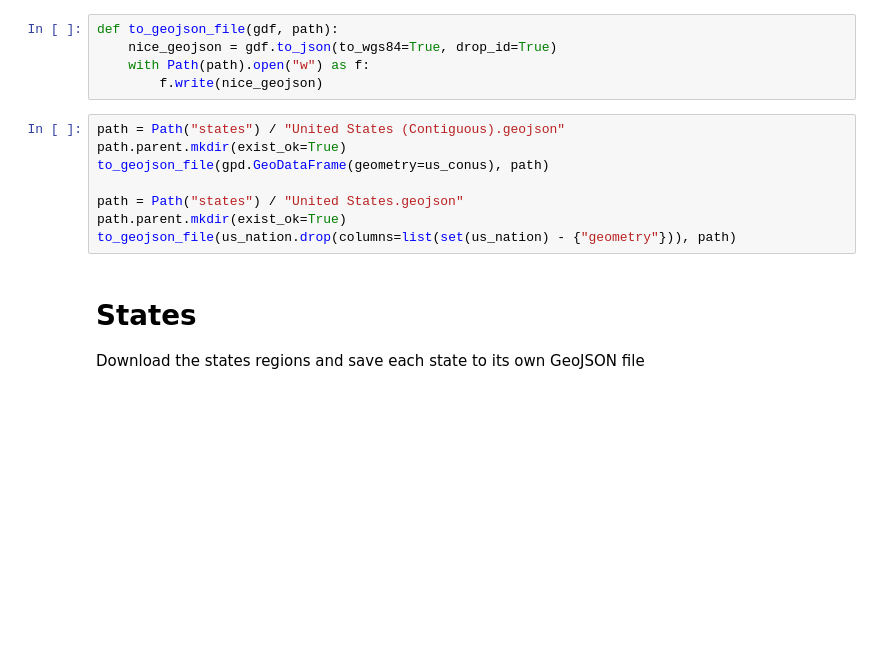
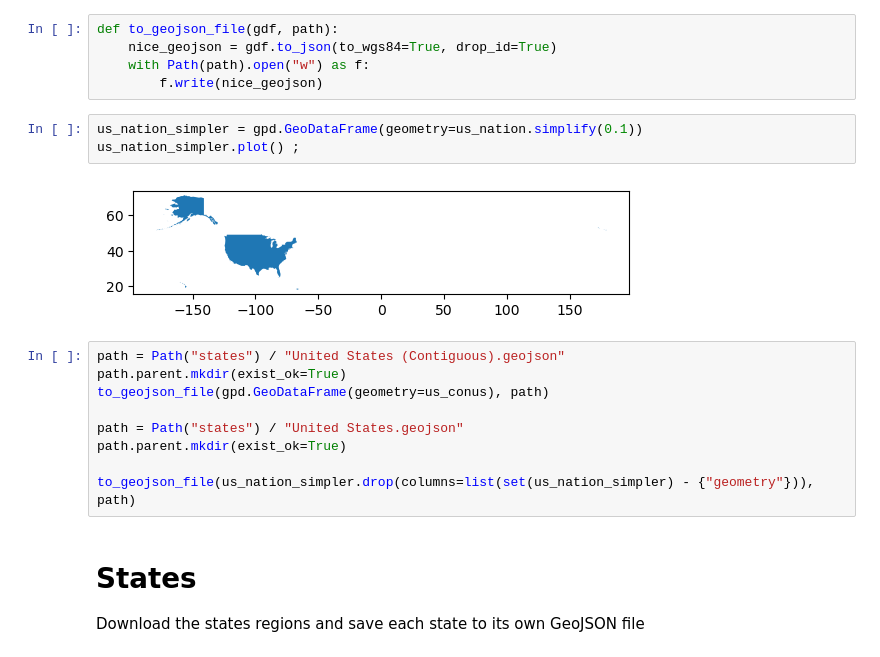
Before and after one commit to NASA-IMPACT/veda-ui, a Jupyter notebook: docs/development/geo-data-preparation.ipynb, the cells around one changed output. Cells and saved outputs as stored; diff of their text form; blank space fills up the shorter version.

Commit message:
Update data preparation script

```diff
--- a/docs/development/geo-data-preparation.ipynb
+++ b/docs/development/geo-data-preparation.ipynb
@@ -82,6 +82,11 @@ def to_geojson_file(gdf, path):
     nice_geojson = gdf.to_json(to_wgs84=True, drop_id=True)
     with Path(path).open("w") as f:
         f.write(nice_geojson)
+# %%
+us_nation_simpler = gpd.GeoDataFrame(geometry=us_nation.simplify(0.1))
+us_nation_simpler.plot() ;
+# %% [output]
+[figure, added]
 # %%
 path = Path("states") / "United States (Contiguous).geojson"
 path.parent.mkdir(exist_ok=True)
@@ -89,7 +94,8 @@ to_geojson_file(gpd.GeoDataFrame(geometry=us_conus), path)
 
 path = Path("states") / "United States.geojson"
 path.parent.mkdir(exist_ok=True)
-to_geojson_file(us_nation.drop(columns=list(set(us_nation) - {"geometry"})), path)
+
+to_geojson_file(us_nation_simpler.drop(columns=list(set(us_nation_simpler) - {"geometry"})), path)
 # %% [markdown]
 # States
 
```
Also changed, not shown: parts of 1 cell of this notebook.
